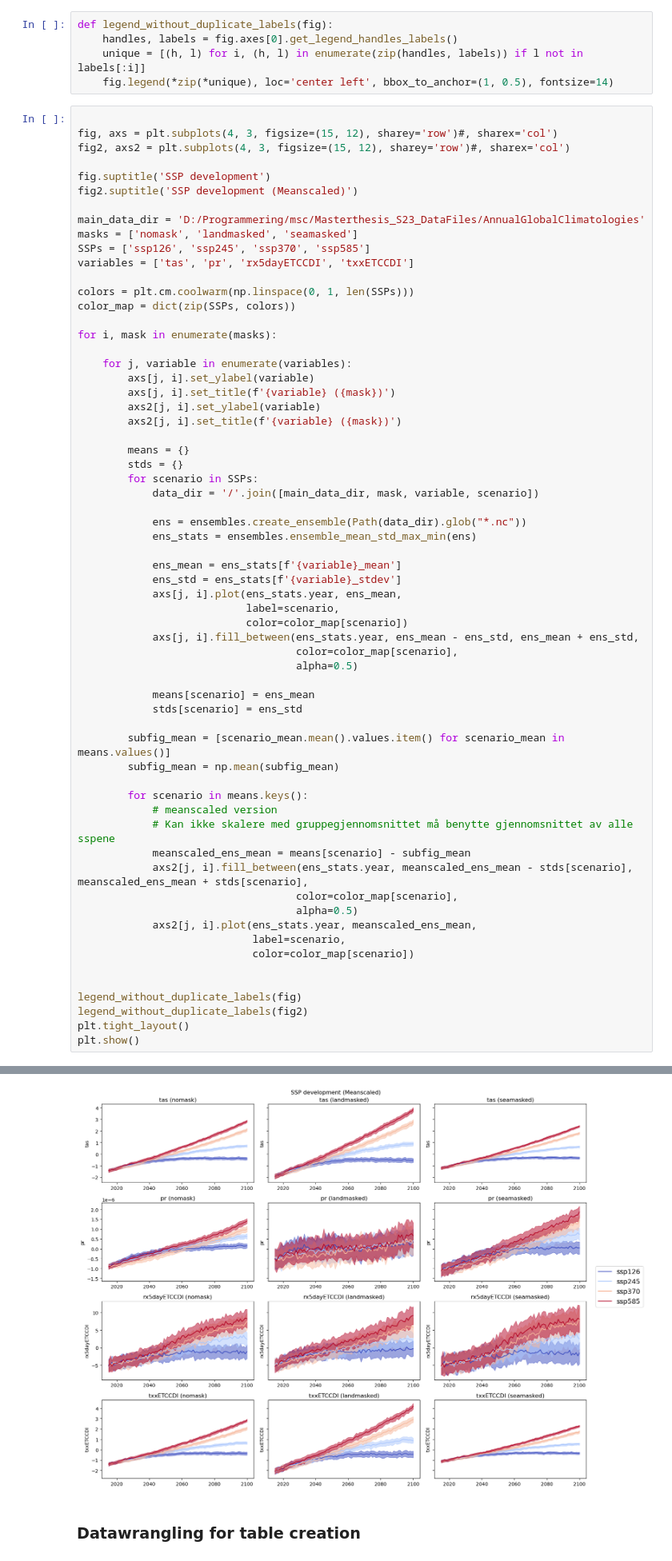
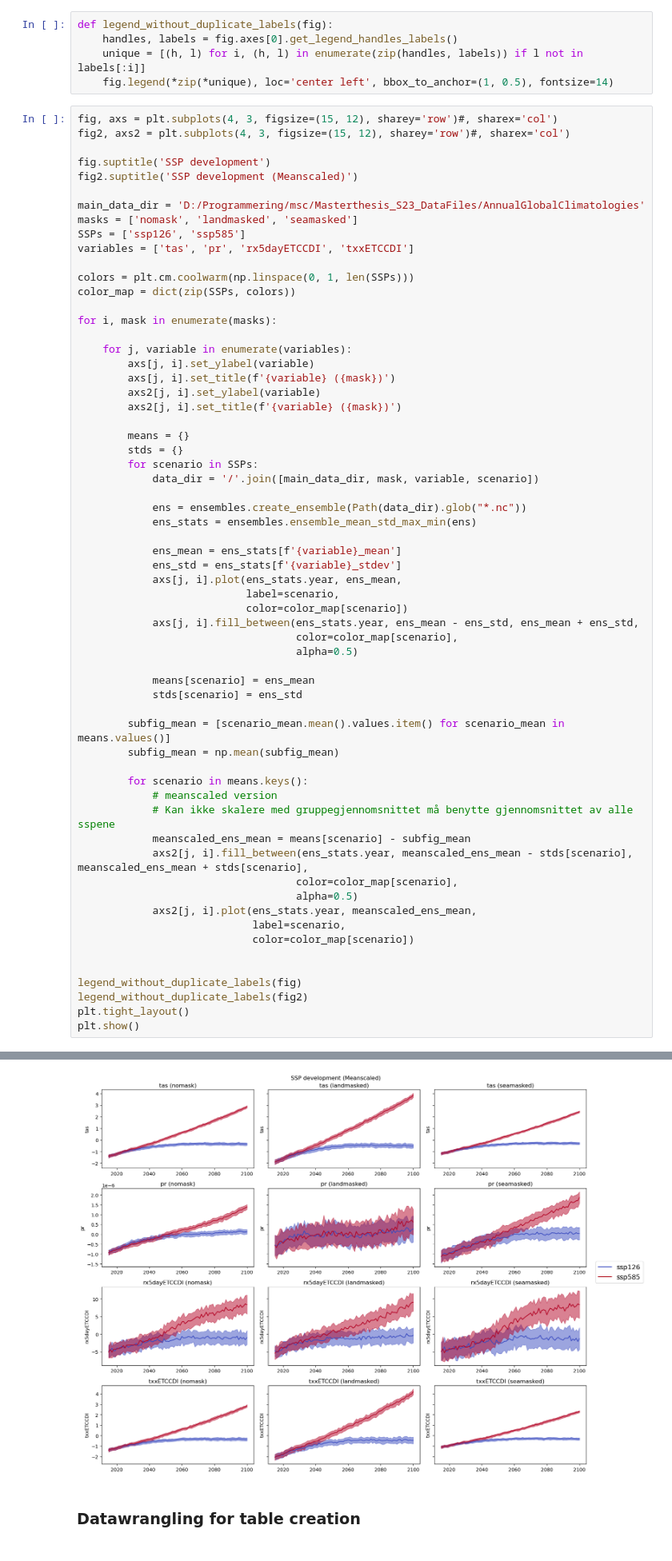
Before and after one commit to Johannesfjeldsaa/Masterthesis_S23, a Jupyter notebook: 06 - Variance analysis to detect SSP differences early.ipynb, the cells around one changed output, grey strips where cells are left out. Shown at 80% size. Saved outputs shown, nothing was run; the diff lists cells and outputs as text.

```diff
--- a/06 - Variance analysis to detect SSP differences early.ipynb
+++ b/06 - Variance analysis to detect SSP differences early.ipynb
@@ -52,7 +53,6 @@ def legend_without_duplicate_labels(fig):
     unique = [(h, l) for i, (h, l) in enumerate(zip(handles, labels)) if l not in labels[:i]]
     fig.legend(*zip(*unique), loc='center left', bbox_to_anchor=(1, 0.5), fontsize=14)
 # %%
-
 fig, axs = plt.subplots(4, 3, figsize=(15, 12), sharey='row')#, sharex='col')
 fig2, axs2 = plt.subplots(4, 3, figsize=(15, 12), sharey='row')#, sharex='col')
 
@@ -61,7 +61,7 @@ fig2.suptitle('SSP development (Meanscaled)')
 
 main_data_dir = 'D:/Programmering/msc/Masterthesis_S23_DataFiles/AnnualGlobalClimatologies'
 masks = ['nomask', 'landmasked', 'seamasked']
-SSPs = ['ssp126', 'ssp245', 'ssp370', 'ssp585']
+SSPs = ['ssp126', 'ssp585']
 variables = ['tas', 'pr', 'rx5dayETCCDI', 'txxETCCDI']
 
 colors = plt.cm.coolwarm(np.linspace(0, 1, len(SSPs)))
@@ -119,4 +119,4 @@ plt.show()
-[figure, old version]
+[figure, new version]
 # %% [markdown]
 ### Datawrangling for table creation
 # %%
```
Also changed, not shown: parts of 14 cells of this notebook, 3 other files.
